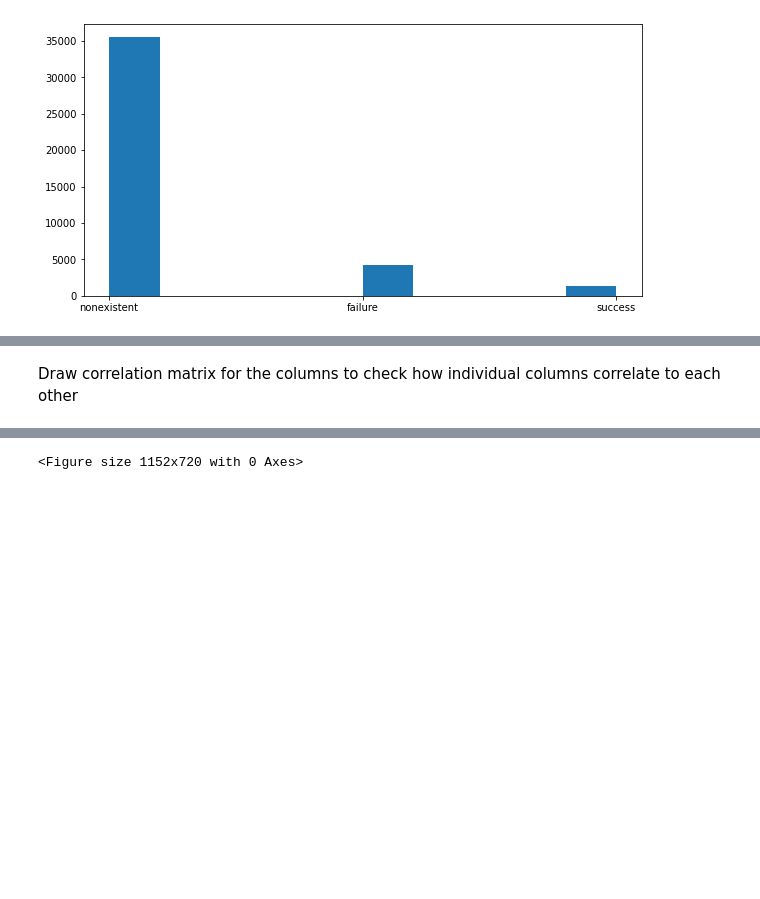
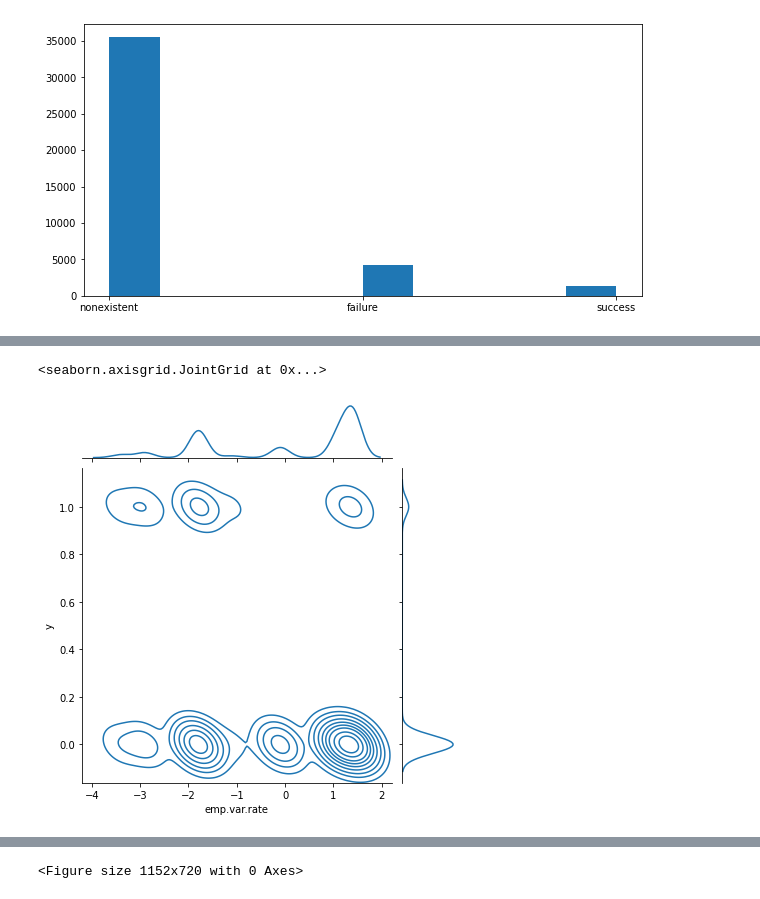
Before and after one commit to iramjaved/OptusUBuildingAI, a Jupyter notebook: BankTestFull.ipynb, the cells around one changed output, grey strips where cells are left out. Saved outputs shown, nothing was run; the diff lists cells and outputs as text; code cells hidden in the pictures; blank space fills up the shorter version.

```diff
--- a/BankTestFull.ipynb
+++ b/BankTestFull.ipynb
@@ -250,2 +296,5 @@ df.describe()
-# %% [markdown]
-Draw correlation matrix for the columns to check how individual columns correlate to each other
+# %%
+sns.jointplot(x=df['emp.var.rate'], y=df["output"], kind='kde')
+# %% [output]
+<seaborn.axisgrid.JointGrid at 0x...>
+[figure, added]
```
Also changed, not shown: parts of 68 cells of this notebook.
